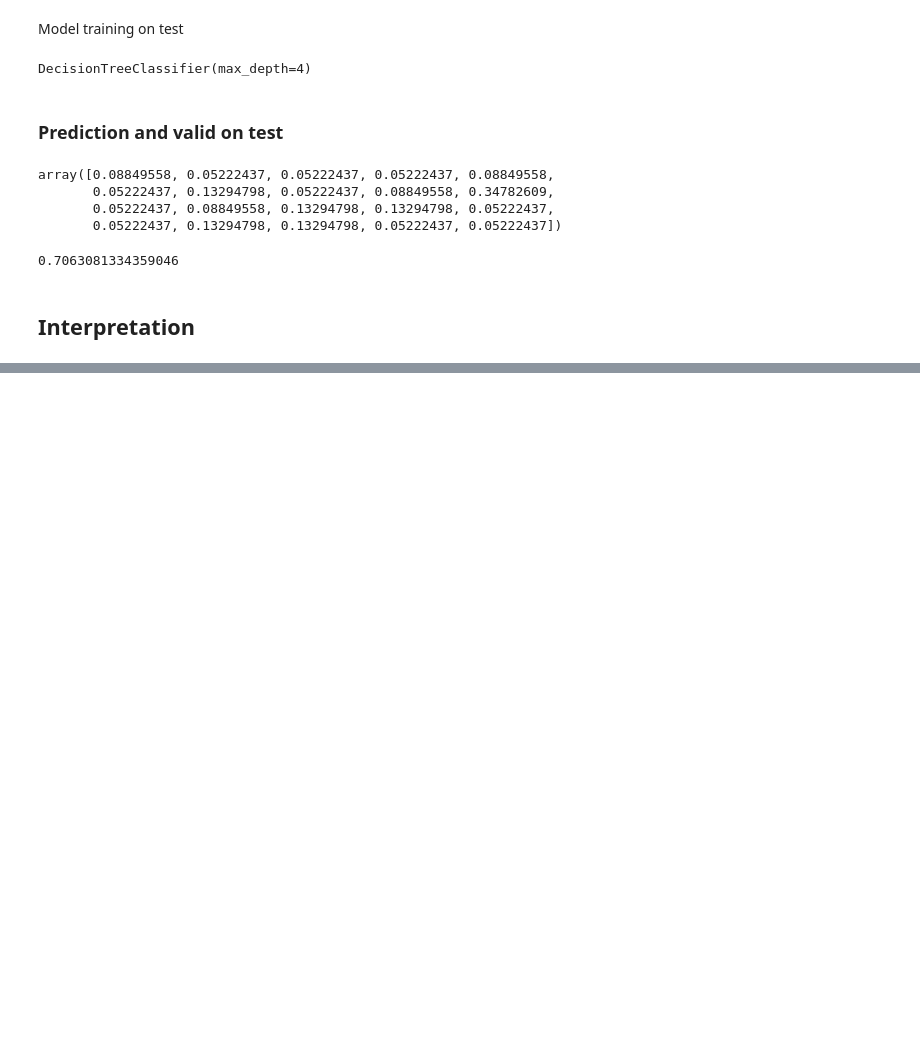
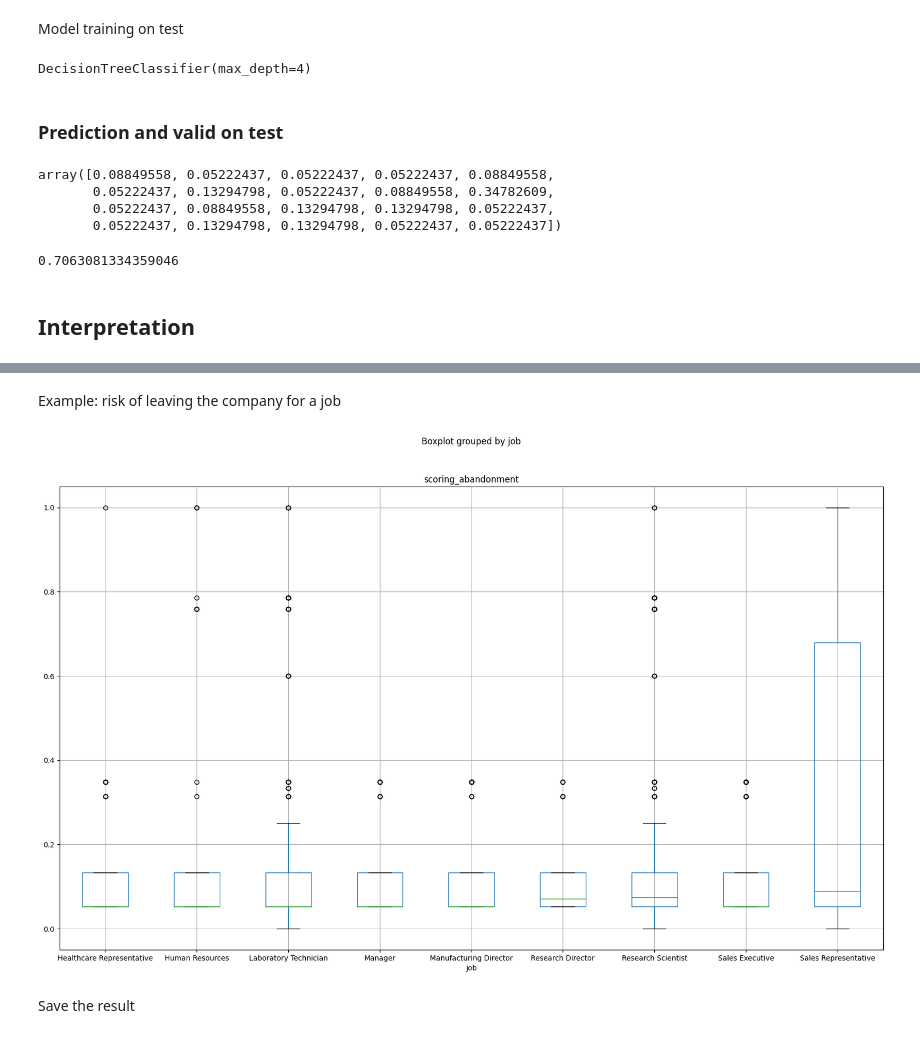
Before and after one commit to EstebanGarnicaMateus/Portfolio, a Jupyter notebook: ds_projects/data_science/Abandonment_employees.ipynb, the cells around one changed output, grey strips where cells are left out. Saved outputs shown, nothing was run; the diff lists cells and outputs as text; code cells hidden in the pictures; blank space fills up the shorter version.

Commit message:
Finish the employees abandonment

```diff
--- a/ds_projects/data_science/Abandonment_employees.ipynb
+++ b/ds_projects/data_science/Abandonment_employees.ipynb
@@ -493,0 +519,3 @@ roc_auc_score(test_y,pred)
+# %%
+df['scoring_abandonment'] = ac.predict_proba(df_ml.drop(columns = 'abandonment'))[:, 1]
+df
@@ -493,0 +555,8 @@ roc_auc_score(test_y,pred)
+# %% [markdown]
+Example: risk of leaving the company for a job
+# %%
+df.boxplot(column='scoring_abandonment', by='job', figsize = (20,12));
+# %% [output]
+[figure, added]
+# %% [markdown]
+Save the result
```
Also changed, not shown: parts of 9 cells of this notebook.
